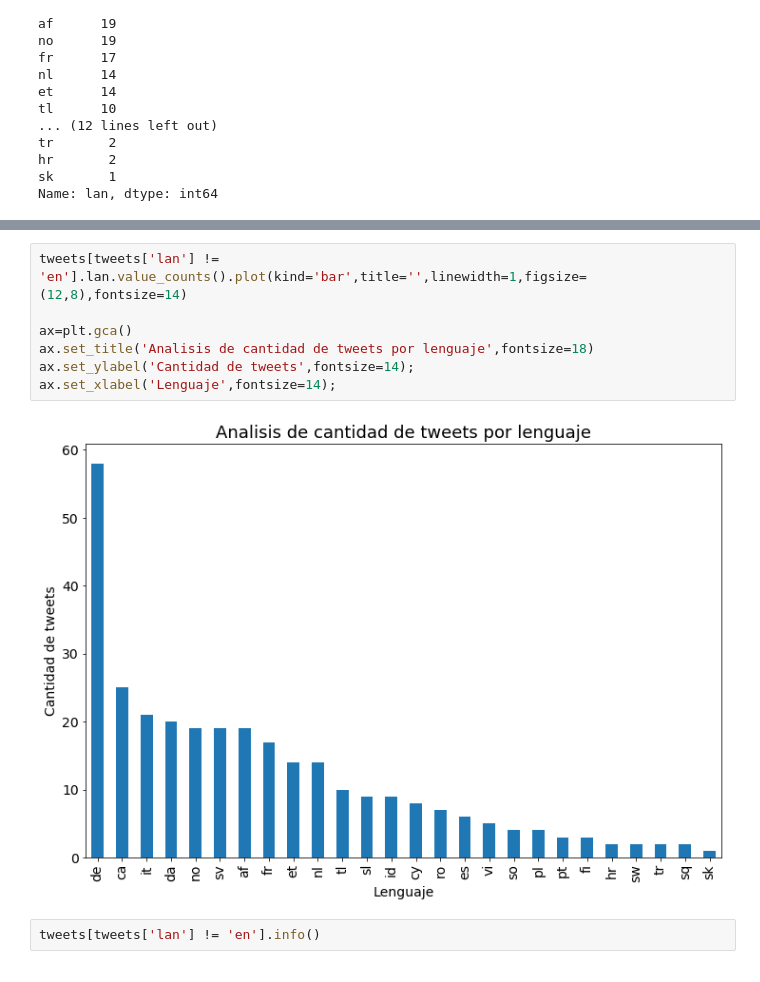
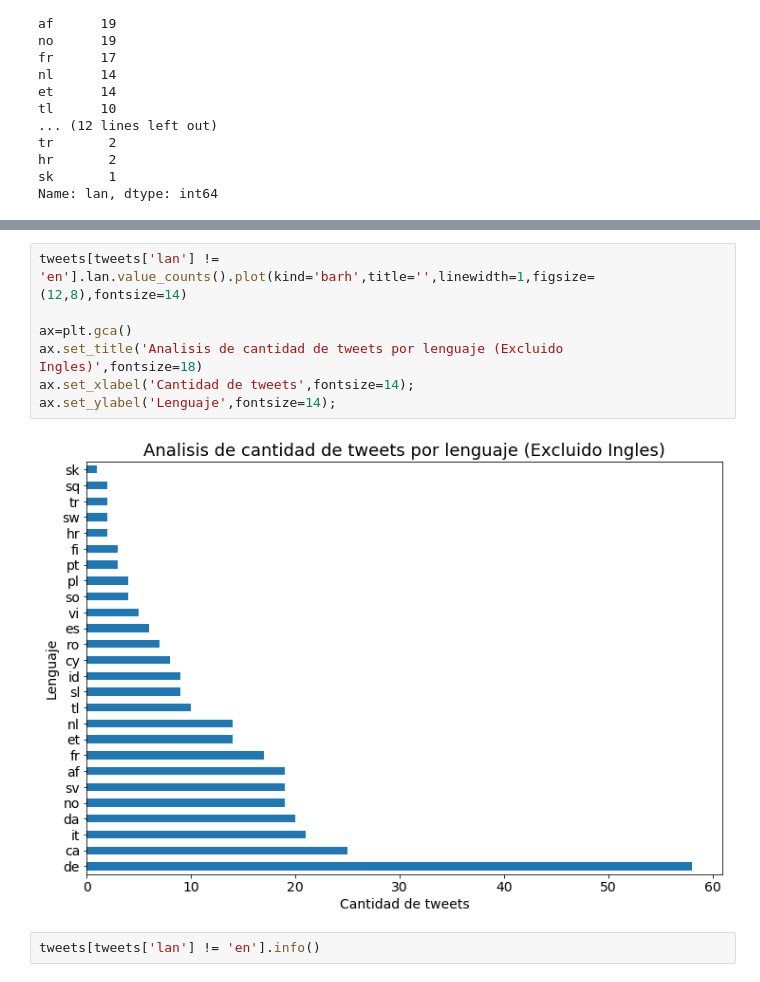
Before and after one commit to BraianVicente/7506-real_or_not, a Jupyter notebook: src/twitter/NLP With Tweets - TP1 - Analisis Exploratorio - Lenguaje.ipynb, the cells around one changed output, grey strips where cells are left out. Cells and saved outputs as stored; diff of their text form.

```diff
--- a/src/twitter/NLP With Tweets - TP1 - Analisis Exploratorio - Lenguaje.ipynb
+++ b/src/twitter/NLP With Tweets - TP1 - Analisis Exploratorio - Lenguaje.ipynb
@@ -101,12 +110,12 @@ Name: lan, dtype: int64
 # %%
-tweets[tweets['lan'] != 'en'].lan.value_counts().plot(kind='bar',title='',linewidth=1,figsize=(12,8),fontsize=14)
+tweets[tweets['lan'] != 'en'].lan.value_counts().plot(kind='barh',title='',linewidth=1,figsize=(12,8),fontsize=14)
 
 ax=plt.gca()
-ax.set_title('Analisis de cantidad de tweets por lenguaje',fontsize=18)
-ax.set_ylabel('Cantidad de tweets',fontsize=14);
-ax.set_xlabel('Lenguaje',fontsize=14);
+ax.set_title('Analisis de cantidad de tweets por lenguaje (Excluido Ingles)',fontsize=18)
+ax.set_xlabel('Cantidad de tweets',fontsize=14);
+ax.set_ylabel('Lenguaje',fontsize=14);
 # %% [output]
-[figure, old version]
+[figure, new version]
 # %%
 tweets[tweets['lan'] != 'en'].info()
 # %% [output]
```
Also changed, not shown: parts of 2 cells of this notebook.
